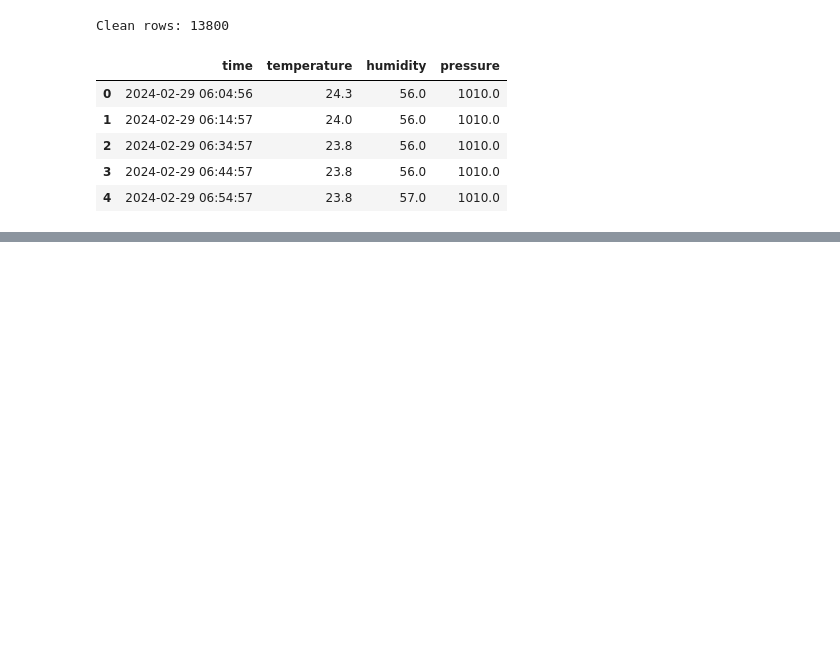
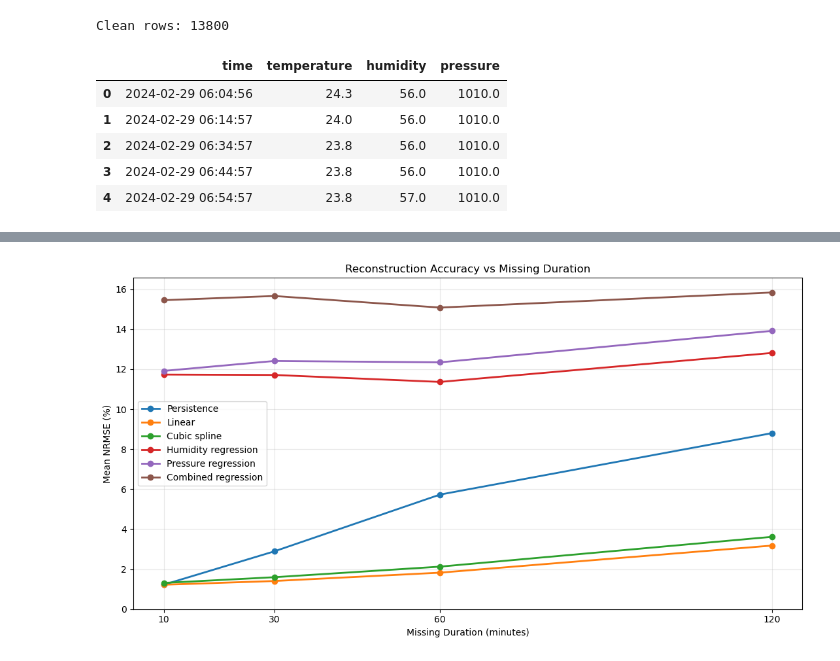
Before and after one commit to ben12251230-afk/MMA3001-Missing-Sensor-Reconstruction, a Jupyter notebook: notebooks/01_data_exploration.ipynb, the cells around one changed output, grey strips where cells are left out. Saved outputs shown, nothing was run; the diff lists cells and outputs as text; code cells hidden in the pictures; blank space fills up the shorter version.

```diff
--- a/notebooks/01_data_exploration.ipynb
+++ b/notebooks/01_data_exploration.ipynb
@@ -1530,0 +1310,20 @@ Overall, the results suggest that time-based interpolation is more suitable for
+# %%
+# ============================================================
+# Final reconstruction performance summary
+# ============================================================
+
+final_summary = (
+    reconstruction_results
+    .groupby(["duration_min", "method"])
+    .agg(
+        n_tests=("RMSE", "count"),
+        MAE_mean=("MAE", "mean"),
+        RMSE_mean=("RMSE", "mean"),
+        NRMSE_mean=("NRMSE (%)", "mean")
+    )
+    .reset_index()
+)
+
+final_summary = final_summary.round(4)
+
+final_summary
@@ -1530,0 +1356,55 @@ Overall, the results suggest that time-based interpolation is more suitable for
+# %%
+# ============================================================
+# Final comparison of six reconstruction methods
+# ============================================================
+
+method_order = [
+    "Persistence",
+    "Linear",
+    "Cubic spline",
+    "Humidity regression",
+    "Pressure regression",
+    "Combined regression"
+]
+
+plt.figure(figsize=(11, 6))
+
+for method in method_order:
+
+    method_data = (
+        final_summary[
+            final_summary["method"] == method
+        ]
+        .sort_values("duration_min")
+    )
+
+    plt.plot(
+        method_data["duration_min"],
+        method_data["NRMSE_mean"],
+        marker="o",
+        linewidth=2,
+        label=method
+    )
+
+plt.xlabel("Missing Duration (minutes)")
+plt.ylabel("Mean NRMSE (%)")
+plt.title("Reconstruction Accuracy vs Missing Duration")
+
+plt.xticks([10, 30, 60, 120])
+plt.ylim(bottom=0)
+
+plt.grid(True, alpha=0.3)
+plt.legend()
+
+plt.tight_layout()
+figures_dir = Path(project_root) / "results" / "figures"
+figures_dir.mkdir(parents=True, exist_ok=True)
+
+plt.savefig(
+    figures_dir / "six_method_comparison.png",
+    dpi=300,
+    bbox_inches="tight"
+)
+plt.show()
+# %% [output]
+[figure, added]
```
Also changed, not shown: parts of 63 cells of this notebook, 21 other files.
